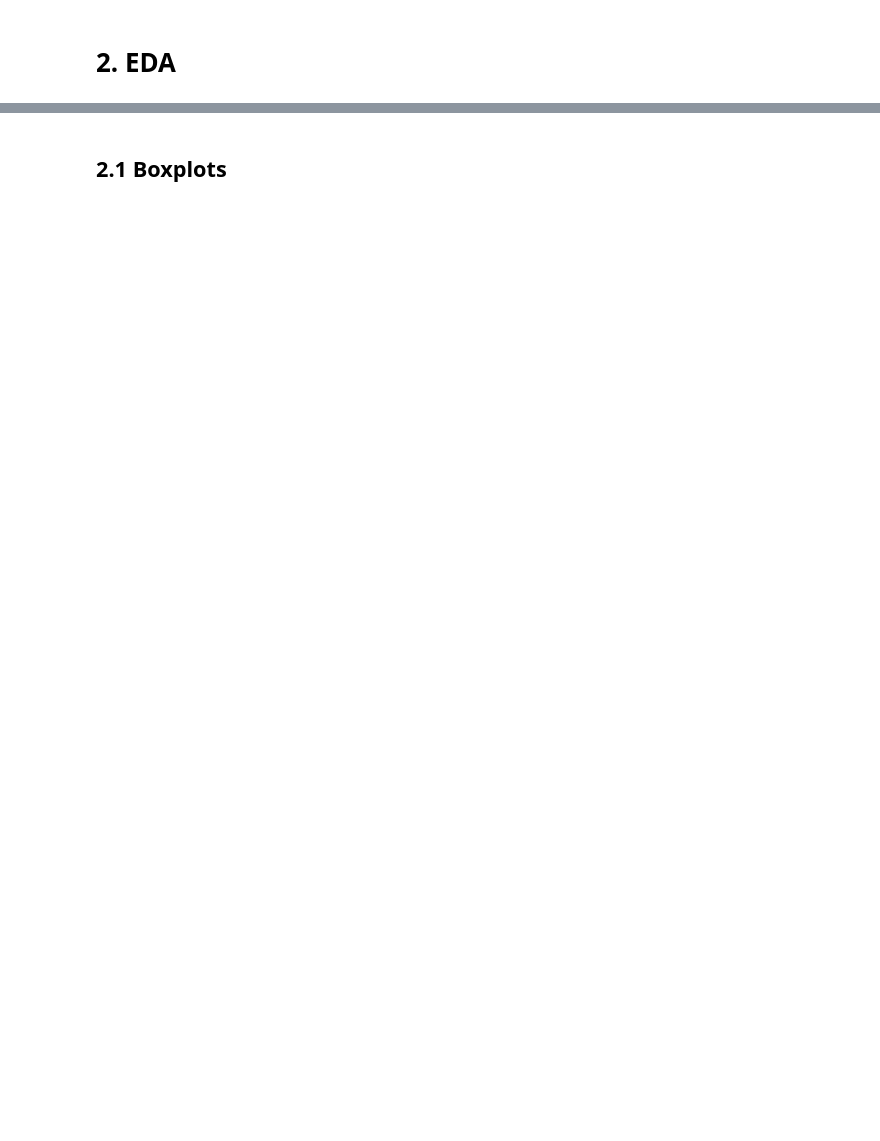
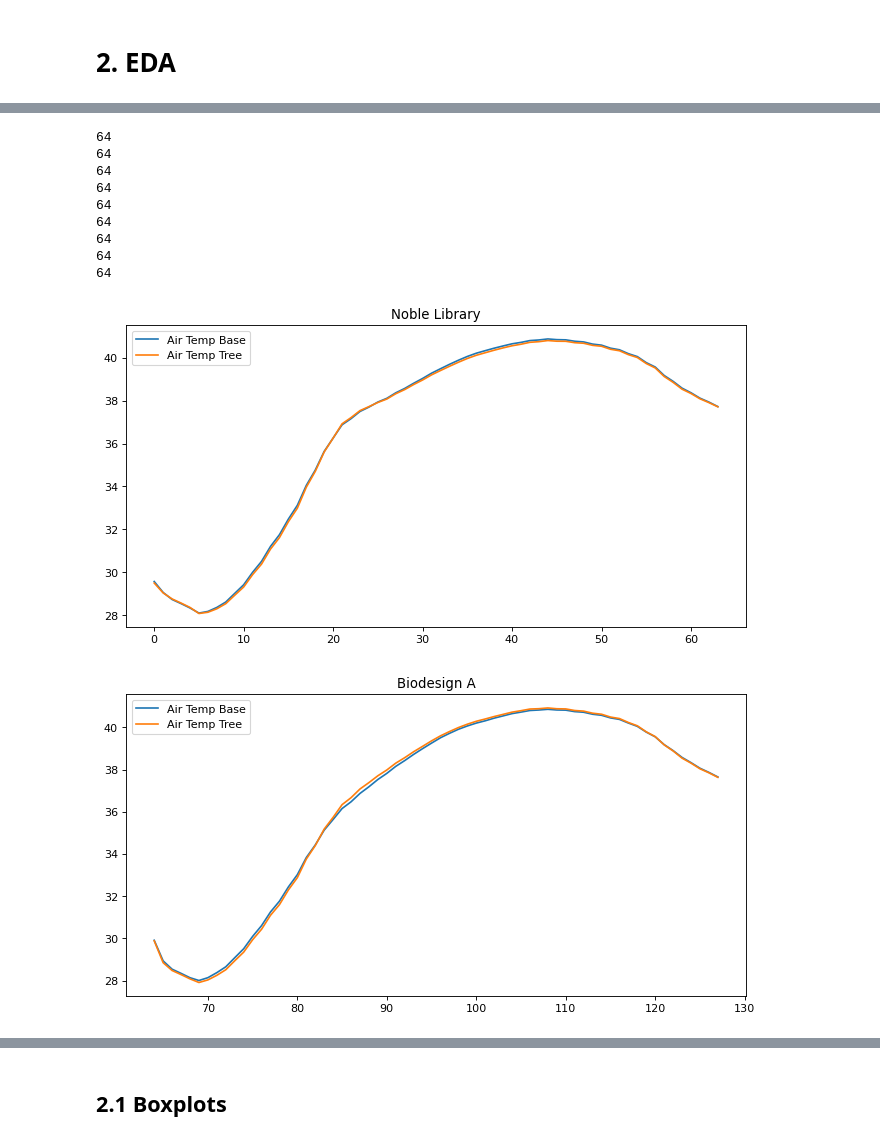
Before and after one commit to freecode23/microclimate-effects, a Jupyter notebook: microclimate_model/Model5_train_validate_test.ipynb, the cells around one changed output, grey strips where cells are left out. Cells and saved outputs as stored; diff of their text form; code cells hidden in the pictures; blank space fills up the shorter version.

```diff
--- a/microclimate_model/Model5_train_validate_test.ipynb
+++ b/microclimate_model/Model5_train_validate_test.ipynb
@@ -70,0 +83,39 @@ Bldg
+# %%
+# # 1. get label for plot
+BldgName = list(Bldg.bldgname.unique())
+BldgnameTest = BldgName
+BldgnameTest.pop(1) # remove the second building (data doesnt exists)
+
+
+# 2. get position for plots
+# print the number of elements per building
+for i in range(len(BldgnameTest)-1):
+    print((temperature.bldgname == BldgName[i]).sum())
+
+# # create array accordingly
+position = np.linspace(0, 640, num=11).tolist()
+
+# remove last index
+position.pop()
+
+
+for i in range(len(BldgnameTest)):
+    # from matplotlib.pyplot import figure
+    figure(figsize=(10, 5), dpi=80)
+    # plt.xticks( position, BldgnameTest )
+    plt.plot(temperature[temperature['bldgname'] == BldgnameTest[i]]['Base'], label = 'Air Temp Base')
+    plt.plot(temperature[temperature['bldgname'] == BldgnameTest[i]]['Tree'], label = 'Air Temp Tree')
+    plt.legend()
+    plt.title(BldgnameTest[i])
+# %% [output]
+64
+64
+64
+64
+64
+64
+64
+64
+64
+[figure, added]
+[figure, added]
```
Also changed, not shown: parts of 60 cells of this notebook, 3 other files.
